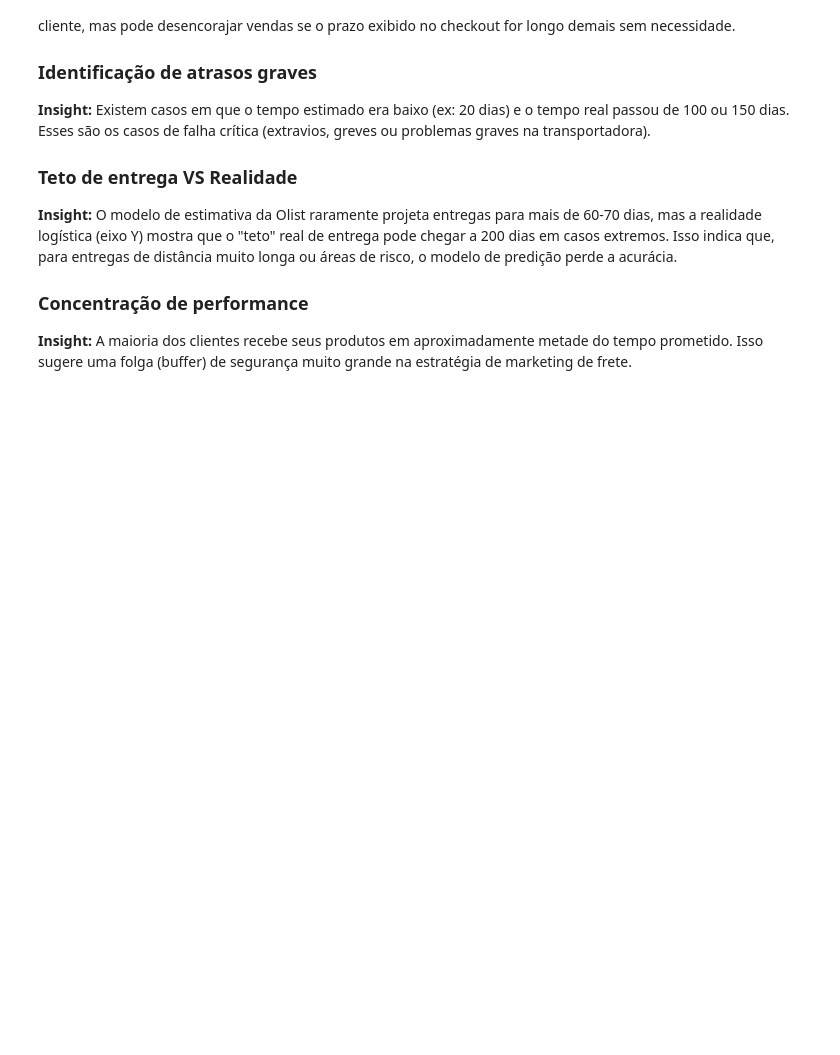
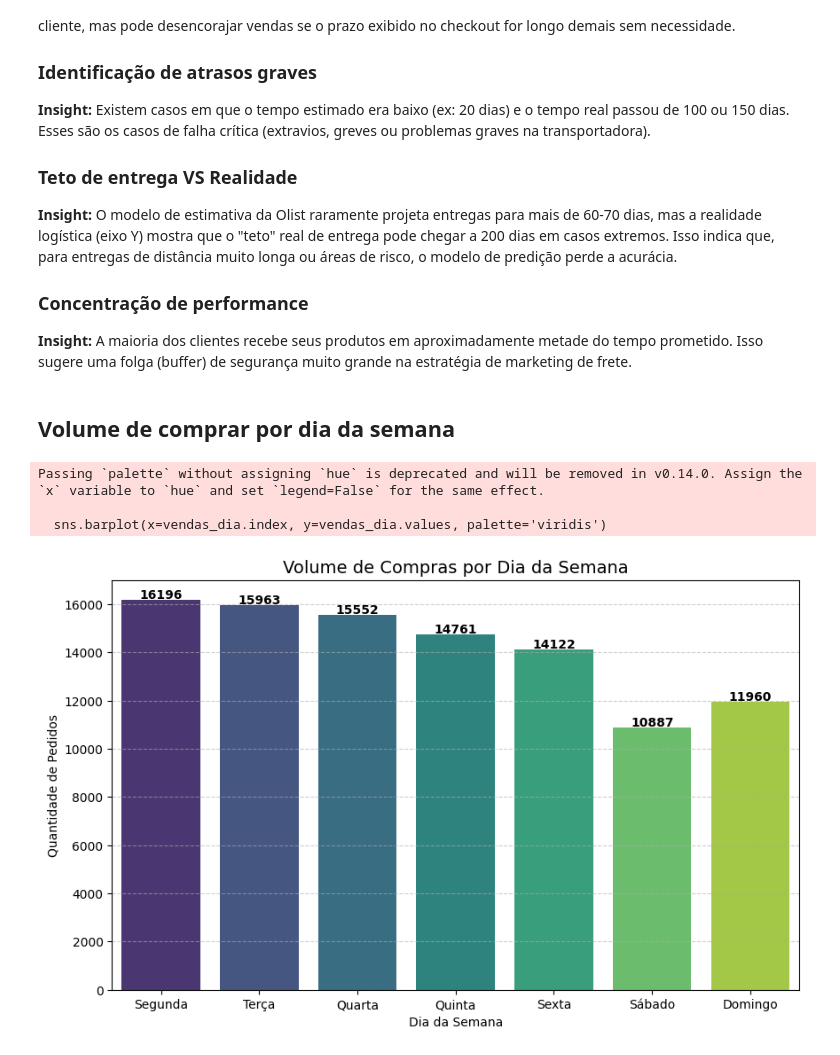
Before and after one commit to MatheusGom/BigDataECommerce, a Jupyter notebook: notebooks/silver_notebook.ipynb, the cells around one changed output. Cells and saved outputs as stored; diff of their text form; code cells hidden in the pictures; blank space fills up the shorter version.

Commit message:
feat: create 'Volume de compras por dia da semana' insight

```diff
--- a/notebooks/silver_notebook.ipynb
+++ b/notebooks/silver_notebook.ipynb
@@ -151,3 +151,39 @@ CE                       1279      13.760751
 
 <h3>Concentração de performance</h3>
 <strong>Insight:</strong> A maioria dos clientes recebe seus produtos em aproximadamente metade do tempo prometido. Isso sugere uma folga (buffer) de segurança muito grande na estratégia de marketing de frete.
+# %% [markdown]
+## Volume de comprar por dia da semana
+# %%
+df_orders = df['olist_orders_dataset'].copy()
+df_orders['order_purchase_timestamp'] = pd.to_datetime(df_orders['order_purchase_timestamp'])
+
+df_orders['dia_semana'] = df_orders['order_purchase_timestamp'].dt.day_name()
+
+ordem_dias = [
+    'Monday', 'Tuesday', 'Wednesday', 'Thursday', 'Friday', 'Saturday', 'Sunday'
+]
+traduçao_dias = {
+    'Monday': 'Segunda', 'Tuesday': 'Terça', 'Wednesday': 'Quarta',
+    'Thursday': 'Quinta', 'Friday': 'Sexta', 'Saturday': 'Sábado', 'Sunday': 'Domingo'
+}
+
+vendas_dia = df_orders['dia_semana'].value_counts().reindex(ordem_dias)
+vendas_dia.index = [traduçao_dias[d] for d in vendas_dia.index]
+
+plt.figure(figsize=(10, 6))
+sns.barplot(x=vendas_dia.index, y=vendas_dia.values, palette='viridis')
+
+plt.title('Volume de Compras por Dia da Semana', fontsize=14)
+plt.xlabel('Dia da Semana')
+plt.ylabel('Quantidade de Pedidos')
+plt.grid(axis='y', linestyle='--', alpha=0.6)
+
+for i, v in enumerate(vendas_dia.values):
+    plt.text(i, v + 50, str(v), ha='center', fontweight='bold')
+
+plt.show()
+# %% [output]
+Passing `palette` without assigning `hue` is deprecated and will be removed in v0.14.0. Assign the `x` variable to `hue` and set `legend=False` for the same effect.
+
+  sns.barplot(x=vendas_dia.index, y=vendas_dia.values, palette='viridis')
+[figure, added]
```
Also changed, not shown: parts of 2 cells of this notebook.
